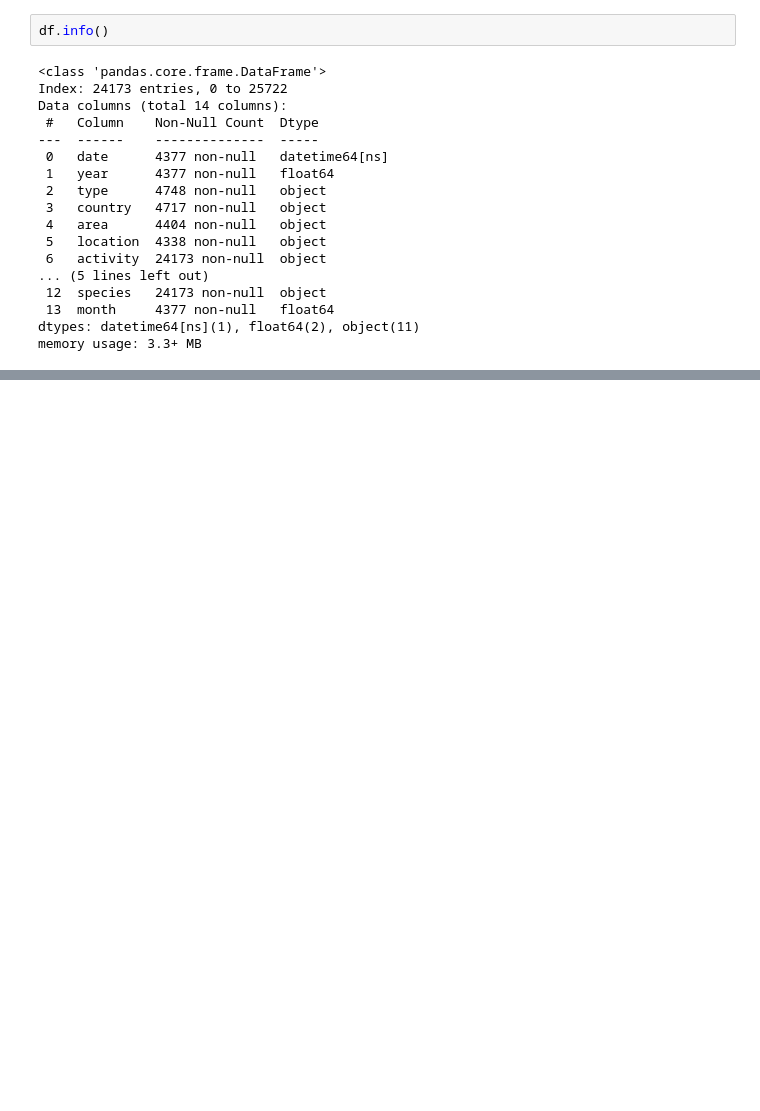
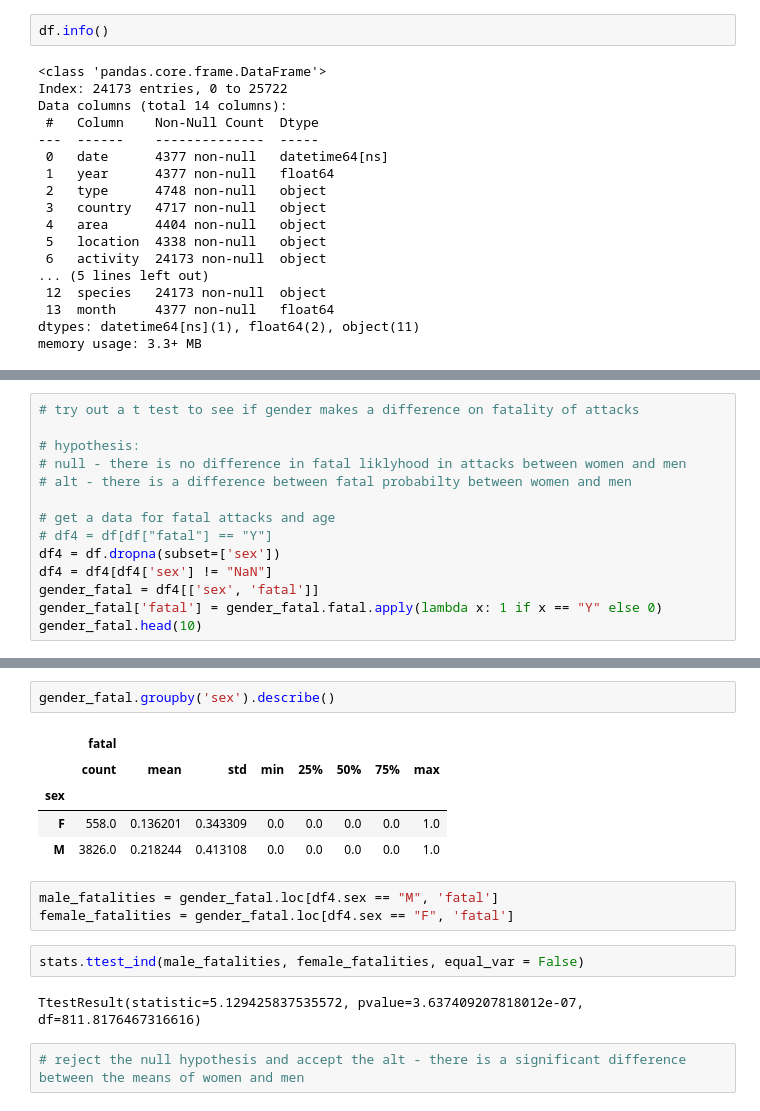
Before and after one commit to HagenGrant/project-1-group-05, a Jupyter notebook: Shark Attacks-checkpoint.ipynb, the cells around one changed output, grey strips where cells are left out. Cells and saved outputs as stored; diff of their text form; blank space fills up the shorter version.

```diff
--- a/Shark Attacks-checkpoint.ipynb
+++ b/Shark Attacks-checkpoint.ipynb
@@ -1141,3 +1196,17 @@ df.head(20)
 | 17 | 2018-04-30 | 2018.0 | Unprovoked | THAILAND | Hua Hin | Sai Noi Beach | Swimming | M | NaN | Ankle | N | ... |
 | 18 | 2018-04-28 | 2018.0 | Unprovoked | COSTA RICA | Cocos Island | Manuelita | Diving | M | 30 | No Injury | N | ... |
 | 19 | 2018-04-28 | 2018.0 | Unprovoked | AUSTRALIA | Western Australia | Gearys Beach | Surfing | M | NaN | No Injury | N | ... |
+# %%
+# try out a t test to see if gender makes a difference on fatality of attacks
+
+# hypothesis:
+# null - there is no difference in fatal liklyhood in attacks between women and men
+# alt - there is a difference between fatal probabilty between women and men
+
+# get a data for fatal attacks and age
+# df4 = df[df["fatal"] == "Y"]
+df4 = df.dropna(subset=['sex'])
+df4 = df4[df4['sex'] != "NaN"]
+gender_fatal = df4[['sex', 'fatal']]
+gender_fatal['fatal'] = gender_fatal.fatal.apply(lambda x: 1 if x == "Y" else 0)
+gender_fatal.head(10)
@@ -1143,0 +1242,17 @@ df.head(20)
+# %%
+gender_fatal.groupby('sex').describe()
+# %% [output]
+|  | fatal |  |  |  |  |  |  |  |
+|  | count | mean | std | min | 25% | 50% | 75% | max |
+| sex |  |  |  |  |  |  |  |  |
+| F | 558.0 | 0.136201 | 0.343309 | 0.0 | 0.0 | 0.0 | 0.0 | 1.0 |
+| M | 3826.0 | 0.218244 | 0.413108 | 0.0 | 0.0 | 0.0 | 0.0 | 1.0 |
+# %%
+male_fatalities = gender_fatal.loc[df4.sex == "M", 'fatal']
+female_fatalities = gender_fatal.loc[df4.sex == "F", 'fatal']
+# %%
+stats.ttest_ind(male_fatalities, female_fatalities, equal_var = False)
+# %% [output]
+TtestResult(statistic=5.129425837535572, pvalue=3.637409207818012e-07, df=811.8176467316616)
+# %%
+# reject the null hypothesis and accept the alt - there is a significant difference between the means of women and men
```
Also changed, not shown: parts of 14 cells of this notebook.
